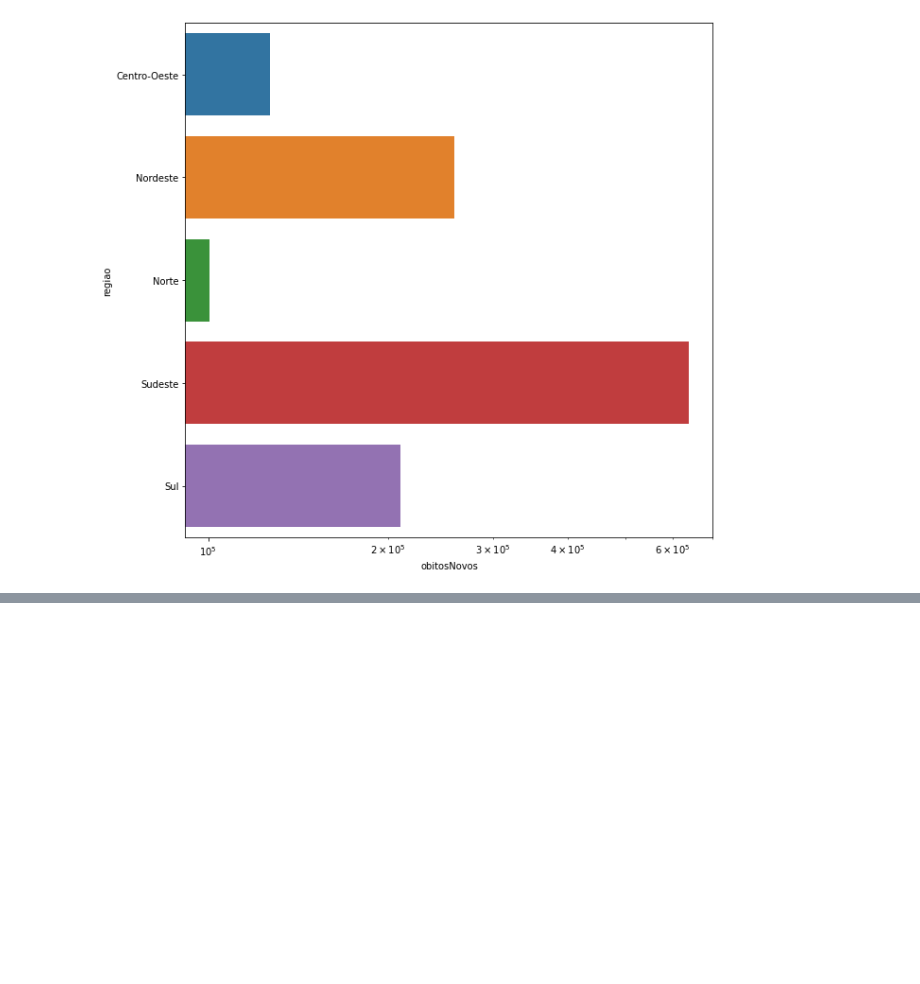
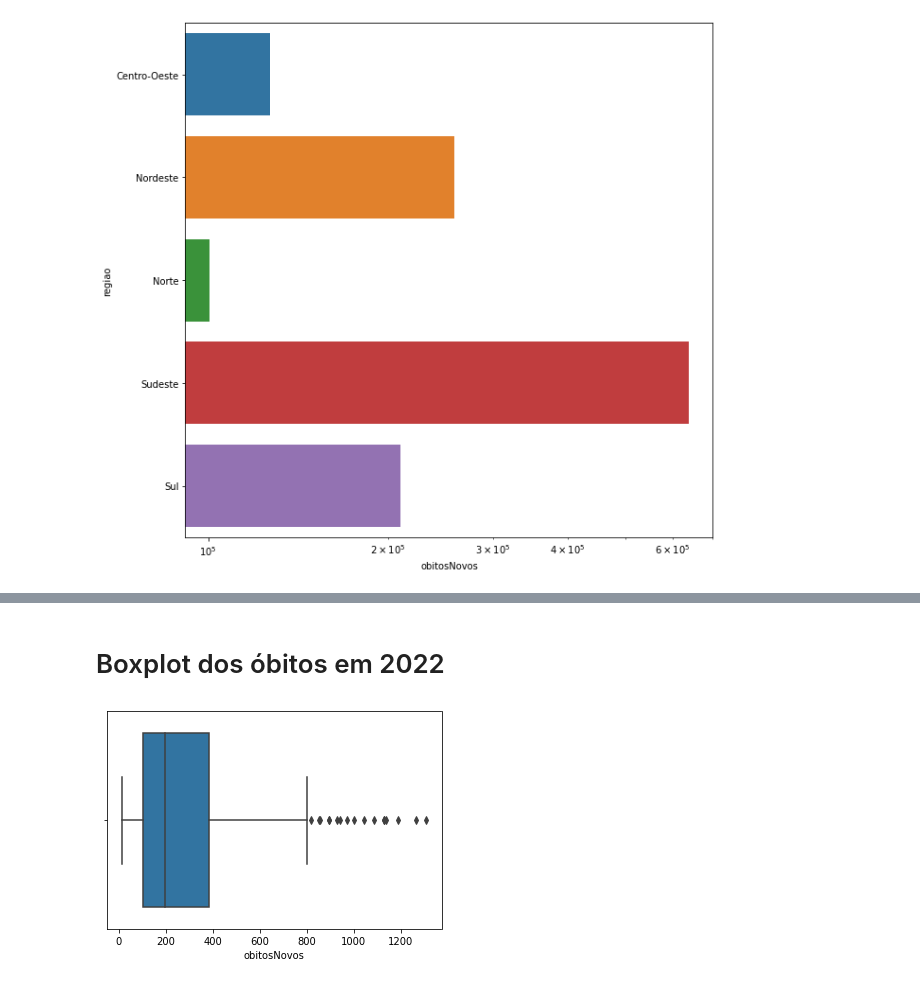
Before and after one commit to GabriellMiranda/TP-Dados-Analise-de-dados-de-covid, a Jupyter notebook: Trabalho_de_Dados.ipynb, the cells around one changed output, grey strips where cells are left out. Saved outputs shown, nothing was run; the diff lists cells and outputs as text; code cells hidden in the pictures; blank space fills up the shorter version.

```diff
--- a/Trabalho_de_Dados.ipynb
+++ b/Trabalho_de_Dados.ipynb
@@ -878,0 +893,7 @@ plt.show()
+# %% [markdown]
+# Boxplot dos óbitos em 2022
+# %%
+sns.boxplot(x=DadosBrasil2022['obitosNovos'])
+plt.show()
+# %% [output]
+[figure, added]
```
Also changed, not shown: parts of 21 cells of this notebook.
